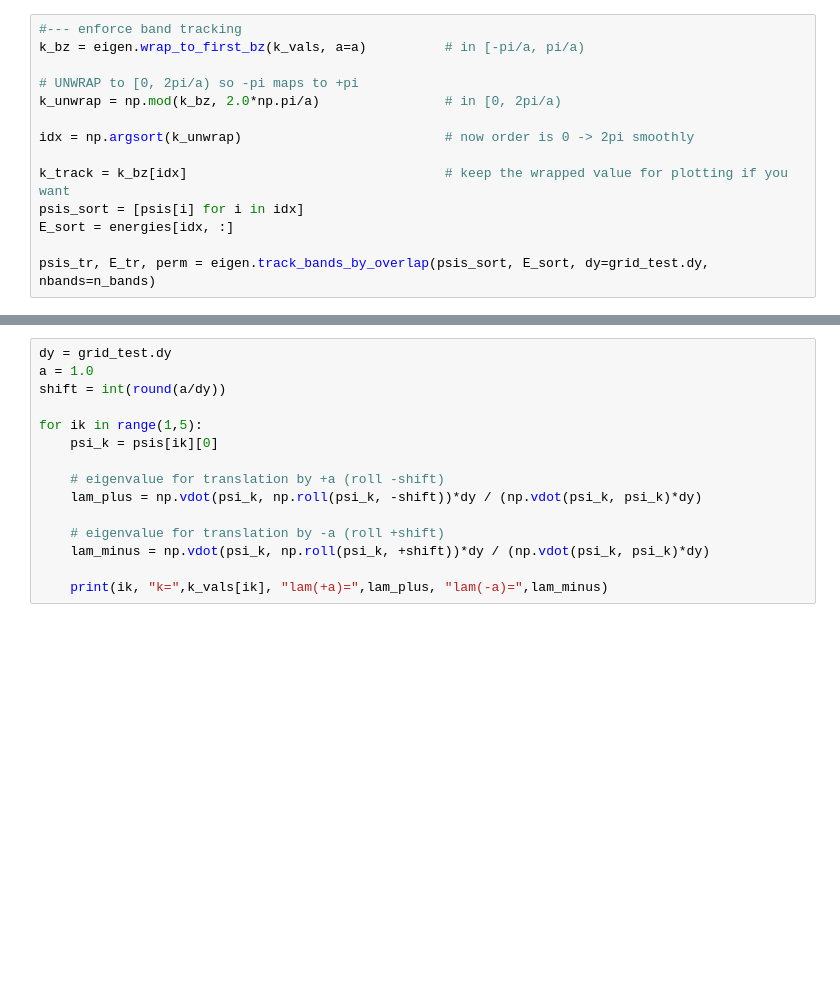
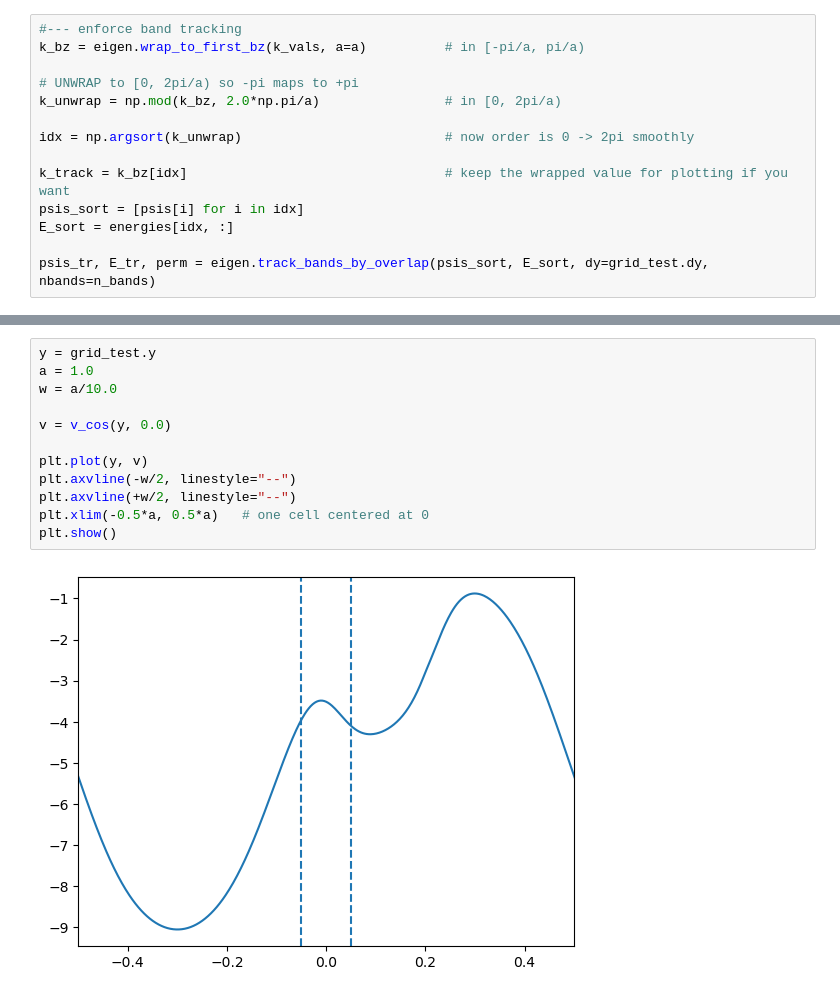
Before and after one commit to andrew-zentner/1dquantum, a Jupyter notebook: BandStructureDemo.ipynb, the cells around one changed output, grey strips where cells are left out. Drawn from its saved outputs; the diff is of its cells as text; blank space fills up the shorter version.

```diff
--- a/BandStructureDemo.ipynb
+++ b/BandStructureDemo.ipynb
@@ -226,15 +228,14 @@ plt.show()
 # %%
-dy = grid_test.dy
+y = grid_test.y
 a = 1.0
-shift = int(round(a/dy))
+w = a/10.0
 
-for ik in range(1,5):
-    psi_k = psis[ik][0]
+v = v_cos(y, 0.0)
 
-    # eigenvalue for translation by +a (roll -shift)
-    lam_plus = np.vdot(psi_k, np.roll(psi_k, -shift))*dy / (np.vdot(psi_k, psi_k)*dy)
-
-    # eigenvalue for translation by -a (roll +shift)
-    lam_minus = np.vdot(psi_k, np.roll(psi_k, +shift))*dy / (np.vdot(psi_k, psi_k)*dy)
-
-    print(ik, "k=",k_vals[ik], "lam(+a)=",lam_plus, "lam(-a)=",lam_minus)
+plt.plot(y, v)
+plt.axvline(-w/2, linestyle="--")
+plt.axvline(+w/2, linestyle="--")
+plt.xlim(-0.5*a, 0.5*a)   # one cell centered at 0
+plt.show()
+# %% [output]
+[figure, added]
```
Also changed, not shown: parts of 6 cells of this notebook, 4 other files.
